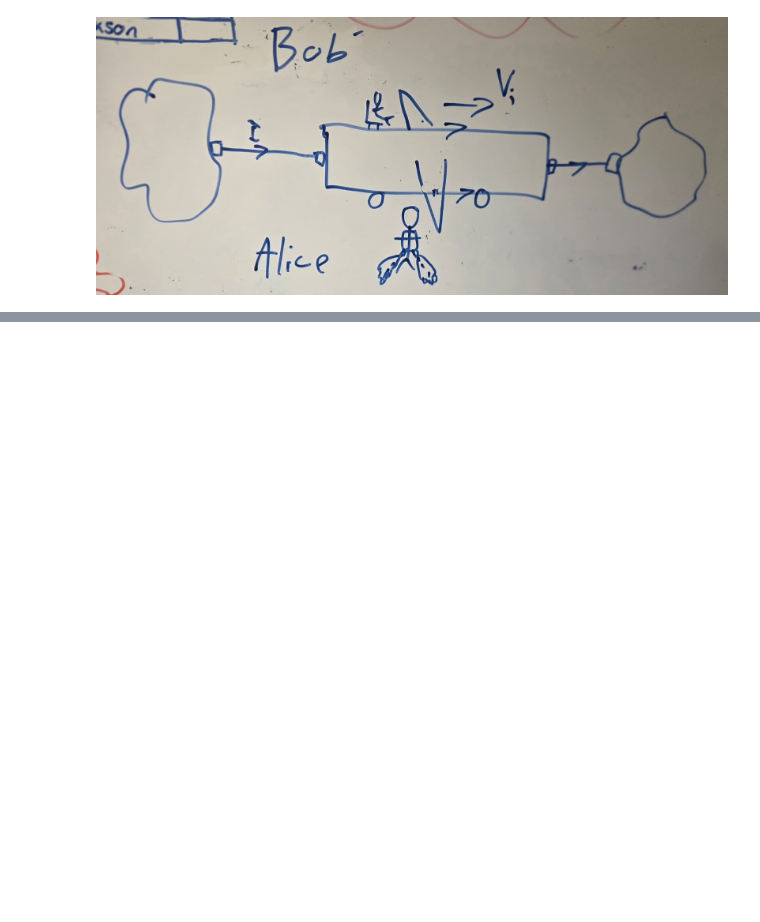
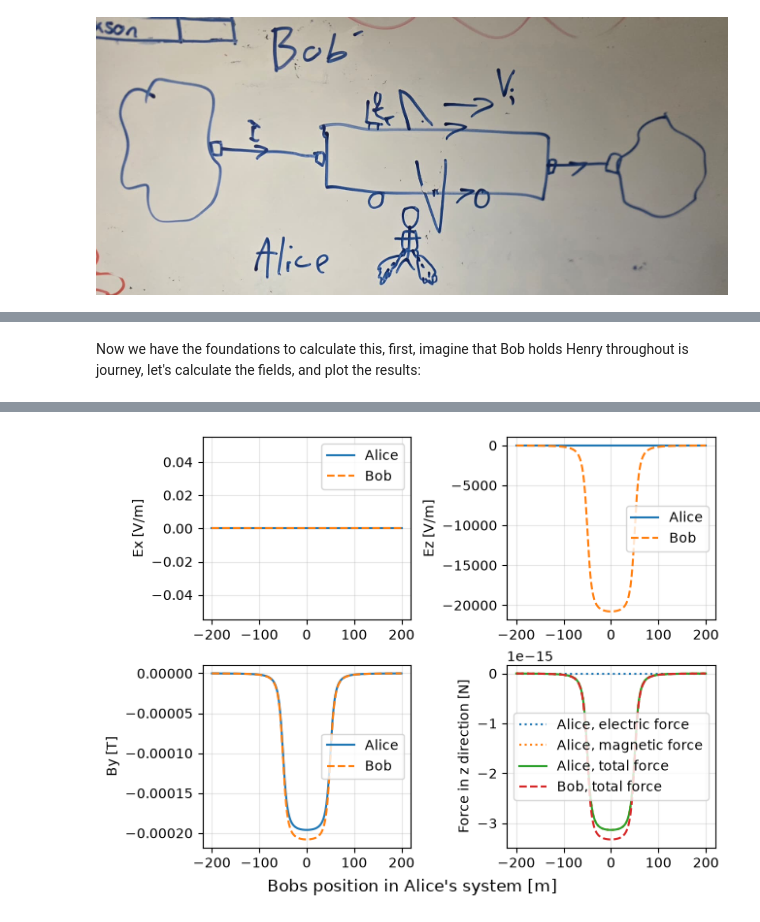
Before and after one commit to AshiqNorge/fys1120-computational-essay, a Jupyter notebook: main.ipynb, the cells around one changed output, grey strips where cells are left out. Drawn from its saved outputs; the diff is of its cells as text; code cells hidden in the pictures; blank space fills up the shorter version.

```diff
--- a/main.ipynb
+++ b/main.ipynb
@@ -22,0 +90,17 @@ Since Bob is moving at such a large speed, he will experience relativistic effec
+# %%
+def fields_at_bob_in_alice(R: plt.ndarray[float]) -> tuple[plt.ndarray[float], plt.ndarray[float]]:
+    '''Calculate the electric and magnetic fields at Bob's position in Alice's system.
+
+    Args:
+        R: Array with form (N_2, 3). Contains the position vectors from each segment of the lightning channel to Bob's position.
+
+    Returns:
+        A tuple containing the electric field and magnetic field at Bob's position in Alice's system.
+    '''
+    R3 = plt.linalg.norm(R, axis=1, keepdims=True)**3
+    R_over_R3 = R / R3
+
+    E = E_const * plt.sum(R_over_R3, axis=0)
+    dB = B_const * plt.cross(dl_vec, R_over_R3)
+    B = plt.sum(dB, axis=0)
+    return E, B
@@ -22,0 +137,54 @@ Since Bob is moving at such a large speed, he will experience relativistic effec
+# %% [markdown]
+Now we have the foundations to calculate this, first, imagine that Bob holds Henry throughout is journey, let's calculate the fields, and plot the results:
+# %%
+E_Alice = plt.zeros((N_1, 3))
+B_Alice = plt.zeros_like(E_Alice)
+E_Bob = plt.zeros_like(E_Alice)
+B_Bob = plt.zeros_like(E_Alice)
+
+R = plt.zeros((N_2, 3))     # Empty position array
+R[:, 2] = h                 # Set the z-component to Bob's height
+
+
+# Calculate the fields at Bob's position for each time step.
+for i, x_Bob in enumerate(x):
+    R[:, 0] = x_Bob - l     # Update the R-vector as Bob has moved
+    E_Alice[i], B_Alice[i] = fields_at_bob_in_alice(R)
+    E_Bob[i], B_Bob[i] = alice_to_bob(E_Alice[i], B_Alice[i])
+    timer.timer(i)
+
+# Calculate the forces on Bob in both systems.
+F_electric_Alice = Q_Henry * E_Alice
+F_magnetic_Alice = Q_Henry * plt.cross(v_train, B_Alice)
+F_Alice = F_electric_Alice + F_magnetic_Alice
+
+F_Bob = Q_Henry * E_Bob   # Bob does see a magnetic field, but it does not exert a force on him since he is at rest in his own system.
+
+# fig is a matplotlib figure object, and ax is a 2x2 array of subplots, with the first index being the row and the second index being the column.
+fig, ax = np.subplots(2, 2, layout="constrained")
+
+ax[0, 0].plot(x, E_Alice[:, 0], label="Alice")
+ax[0, 0].plot(x, E_Bob[:, 0], "--", label="Bob")
+ax[0, 0].set_ylabel("Ex [V/m]")
+
+ax[0, 1].plot(x, E_Alice[:, 2], label="Alice")
+ax[0, 1].plot(x, E_Bob[:, 2], "--", label="Bob")
+ax[0, 1].set_ylabel("Ez [V/m]")
+
+ax[1, 0].plot(x, B_Alice[:, 1], label="Alice")
+ax[1, 0].plot(x, B_Bob[:, 1], "--", label="Bob")
+ax[1, 0].set_ylabel("By [T]")
+
+ax[1, 1].plot(x, F_electric_Alice[:, 2], ":", label="Alice, electric force")
+ax[1, 1].plot(x, F_magnetic_Alice[:, 2], ":", label="Alice, magnetic force")
+ax[1, 1].plot(x, F_Alice[:, 2], label="Alice, total force")
+ax[1, 1].plot(x, F_Bob[:, 2], "--", label="Bob, total force")
+ax[1, 1].set_ylabel("Force in z direction [N]")
+
+for subplot in ax.flat:
+    subplot.legend()        # Turns on the legend for each subplot
+    subplot.grid(alpha=0.3) # Turns on gridnet with 30% transparency
+
+fig.supxlabel("Bobs position in Alice's system [m]")
+np.show()
+# %% [output]
@@ -22,0 +205 @@ Since Bob is moving at such a large speed, he will experience relativistic effec
+[figure, added]
```
Also changed, not shown: parts of 7 cells of this notebook, 3 other files.
